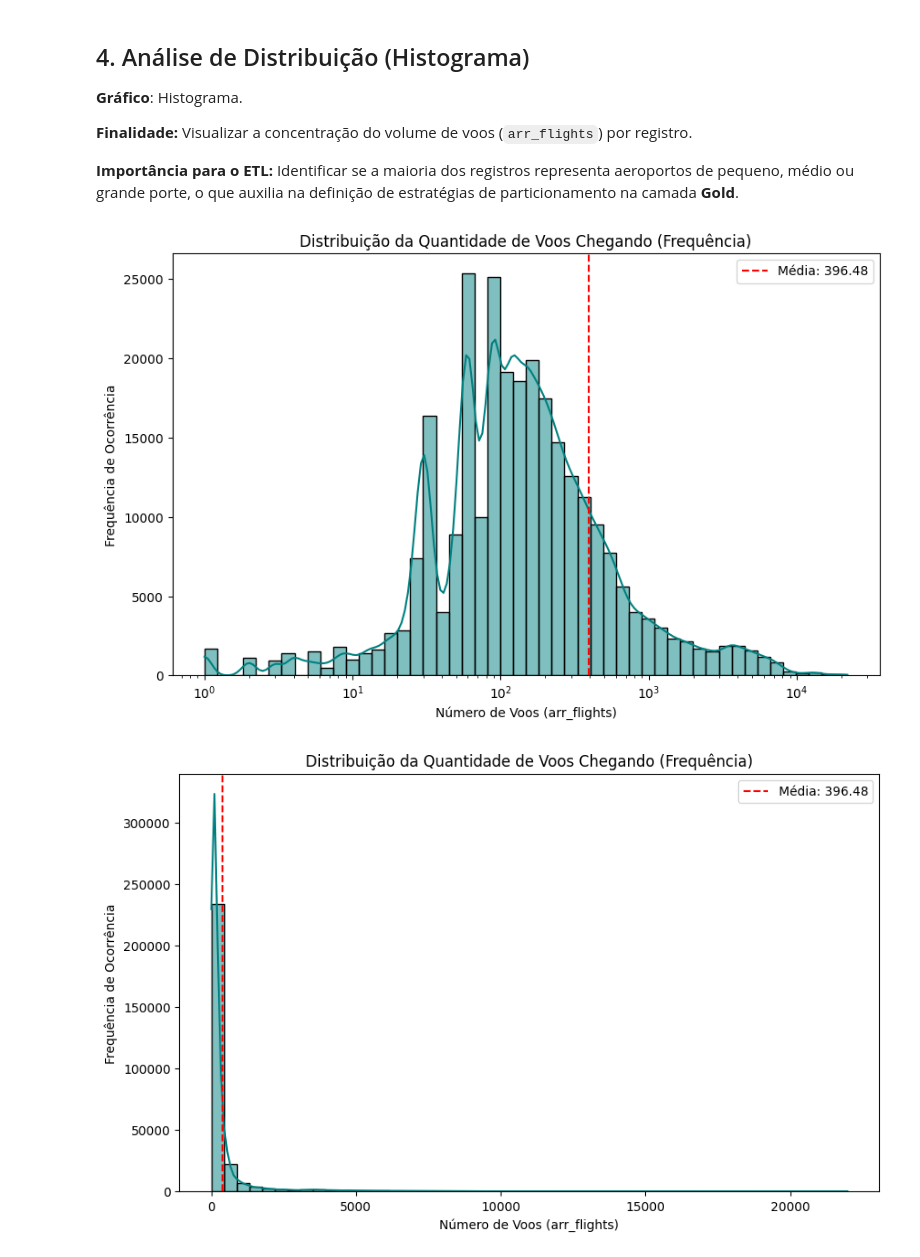
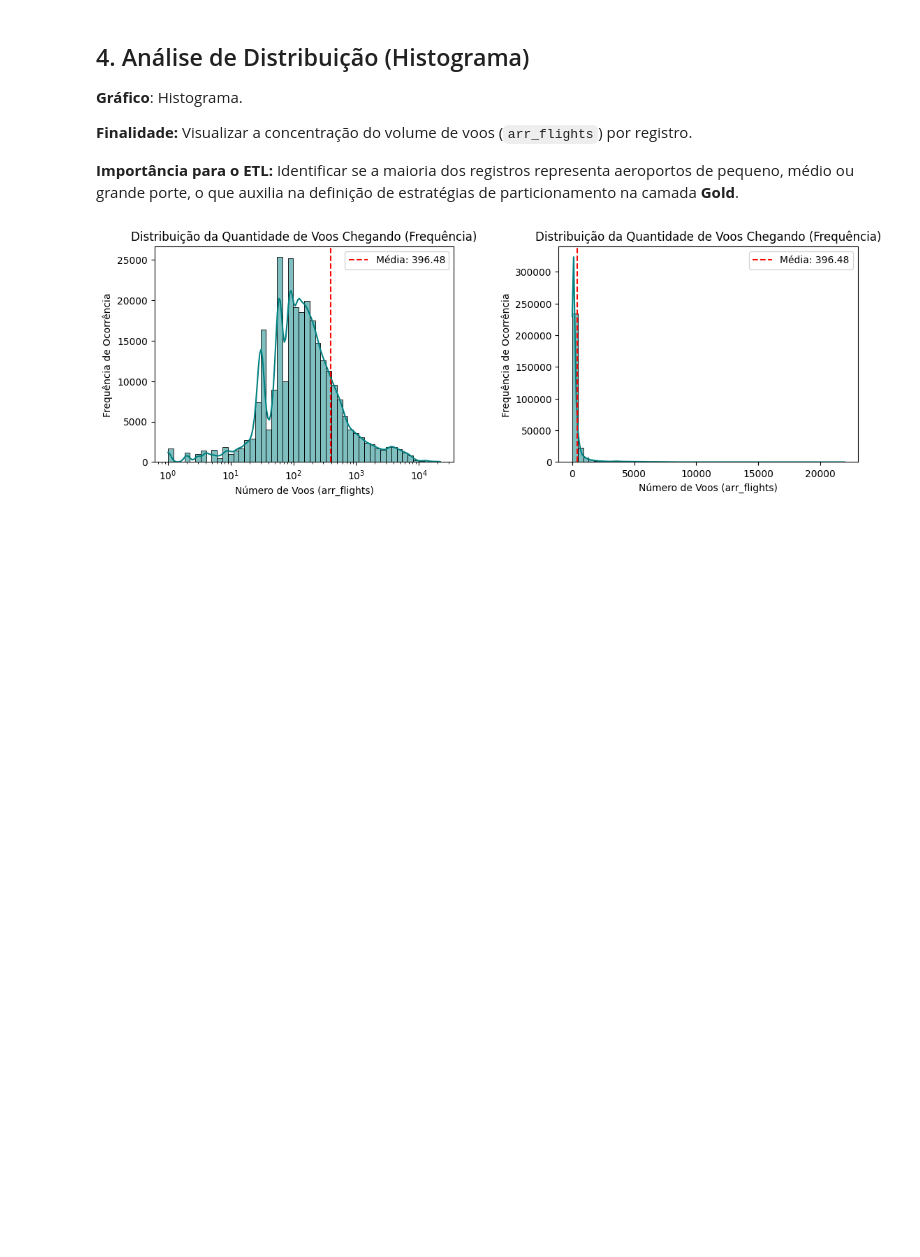
Before and after one commit to joseandre25/airline-delay-causes-vizualization, a Jupyter notebook: Data Layer/raw/analytcs.ipynb, the cells around one changed output. Drawn from its saved outputs; the diff is of its cells as text; code cells hidden in the pictures; blank space fills up the shorter version.

```diff
--- a/Data Layer/raw/analytcs.ipynb
+++ b/Data Layer/raw/analytcs.ipynb
@@ -85,37 +89,33 @@ plt.show()
 
 **Importância para o ETL:** Identificar se a maioria dos registros representa aeroportos de pequeno, médio ou grande porte, o que auxilia na definição de estratégias de particionamento na camada **Gold**.
 # %%
-plt.figure(figsize=(10, 6))
-
-# Criando o histograma para a coluna de quantidade de voos
-sns.histplot(df['arr_flights'].dropna(), bins=50, kde=True, color='teal',log_scale=True)
+plt.figure(figsize=(13, 4))
+# Log
+plt.subplot(1, 2, 1)
+sns.histplot(df['arr_flights'].dropna(), bins=50, kde=True, color='teal', log_scale=True)
 
 plt.title('Distribuição da Quantidade de Voos Chegando (Frequência)')
 plt.xlabel('Número de Voos (arr_flights)')
 plt.ylabel('Frequência de Ocorrência')
 
-# Adicionando uma linha para a média, facilitando a análise estatística
 plt.axvline(df['arr_flights'].mean(), color='red', linestyle='--', label=f'Média: {df["arr_flights"].mean():.2f}')
 plt.legend()
 
-plt.show()
-
-plt.figure(figsize=(10, 6))
-
-# Criando o histograma para a coluna de quantidade de voos(Linear)
+# Linear
+plt.subplot(1, 2, 2)
 sns.histplot(df['arr_flights'].dropna(), bins=50, kde=True, color='teal')
 
 plt.title('Distribuição da Quantidade de Voos Chegando (Frequência)')
 plt.xlabel('Número de Voos (arr_flights)')
 plt.ylabel('Frequência de Ocorrência')
 
 plt.axvline(df['arr_flights'].mean(), color='red', linestyle='--', label=f'Média: {df["arr_flights"].mean():.2f}')
 plt.legend()
 
+plt.subplots_adjust(wspace=0.35)  # aumenta o espaçamento entre os gráficos
 plt.show()
 # %% [output]
-[figure, old version]
+[figure, new version]
-[figure, removed]
 # %% [markdown]
 ## 5. Análise da Correlação de Atrasos
 
```
Also changed, not shown: parts of 4 cells of this notebook.
